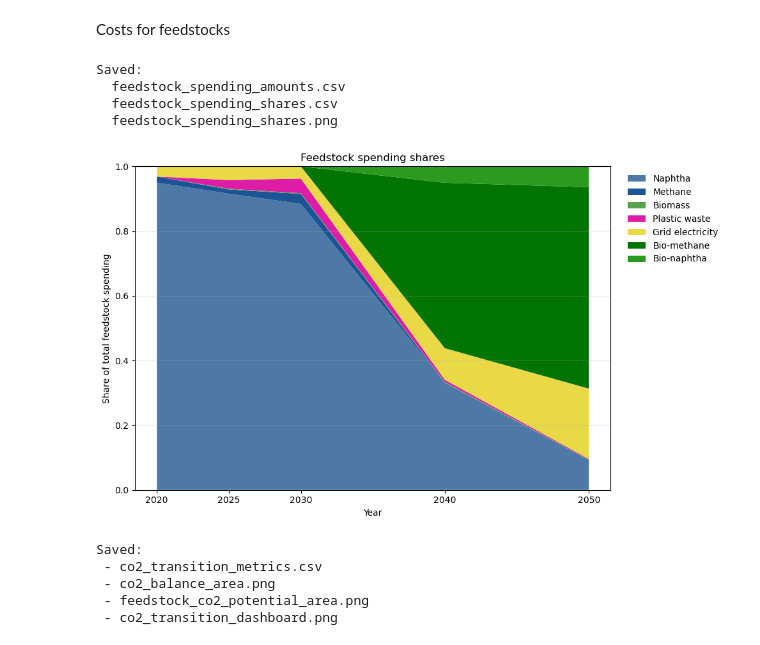
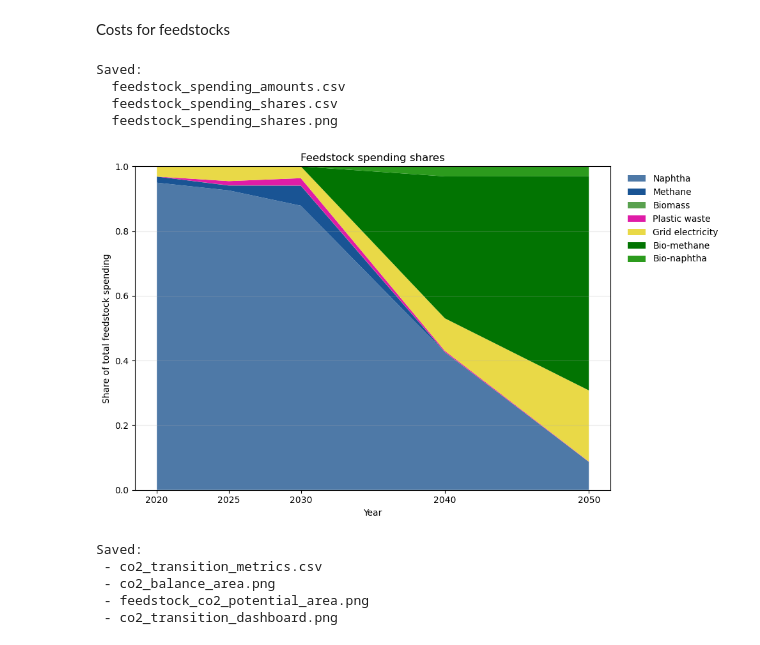
Before and after one commit to AlessandroMagnino/AdOpT-NET0_my, a Jupyter notebook: output_analysers/h5_reader.ipynb, the cells around one changed output. Drawn from its saved outputs; the diff is of its cells as text; code cells hidden in the pictures.

```diff
--- a/output_analysers/h5_reader.ipynb
+++ b/output_analysers/h5_reader.ipynb
@@ -1704,7 +1671,7 @@ def plot_network_map(
             arrowprops=dict(
                 arrowstyle="-|>",
                 color=row["color"],
-                lw=1.2,
+                lw=6.2,
                 mutation_scale=10,
             ),
         )
@@ -1748,8 +1715,8 @@ def plot_network_map(
 # ─────────────────────────────────────────────
 
 if __name__ == "__main__":
-    h5_path   = Path(r"output\base_case_10_dd\2050\optimization_results.h5")
-    nodes_csv = Path(r"case_studies\base_case_10_dd\2050\plants_clusters_summary.csv")
+    h5_path   = Path(r"output\base_case_5_dd\2050\optimization_results.h5")
+    nodes_csv = Path(r"case_studies\base_case_5_dd\2050\plants_clusters_summary.csv")
     year      = "2022"
 
     for network in ["hydrogenPipelineOnshore_existing", "hydrogenPipelineOnshore"]:
@@ -2975,43 +2941,43 @@ def plot_feedstock_spending_shares(
 if __name__ == "__main__":
     # Example 1: explicit list. Year is inferred from the parent folder name when available.
     h5_files = [
-        r"output/high_feedstock_availability_5_dd/2020/optimization_results.h5",
-        r"output/high_feedstock_availability_5_dd/2025/optimization_results.h5",
-        r"output/high_feedstock_availability_5_dd/2030/optimization_results.h5",
-        r"output/high_feedstock_availability_5_dd/2040/optimization_results.h5",
-        r"output/high_feedstock_availability_5_dd/2050/optimization_results.h5"
+        r"output/base_case_5_dd/2020/optimization_results.h5",
+        r"output/base_case_5_dd/2025/optimization_results.h5",
+        r"output/base_case_5_dd/2030/optimization_results.h5",
+        r"output/base_case_5_dd/2040/optimization_results.h5",
+        r"output/base_case_5_dd/2050/optimization_results.h5"
     ]
 
     # Example 2: recursive discovery.
     # h5_files = sorted(Path("output\base_case_5_dd").glob("**/optimization_results.h5"))
 
     # If you want explicit control, set include_carriers to the feedstocks you care about.
     include_carriers = ["naphtha", "methane", "biomass", "MPW", "electricity_grid", "CO2", "hydrogen", "naphtha_bio", "methane_bio"]
 
     amounts, shares = analyze_h5_files(
         h5_files,
         include_carriers=include_carriers,
         exclude_carriers=DEFAULT_EXCLUDE,
     )
 
     # amounts.to_csv("feedstock_spending_amounts.csv", index=False)
     # shares.to_csv("feedstock_spending_shares.csv", index=False)
 
     plot_feedstock_spending_shares(
         shares,
         output_path="feedstock_spending_shares.png",
     )
 
     print("Saved:")
     print("  feedstock_spending_amounts.csv")
     print("  feedstock_spending_shares.csv")
     print("  feedstock_spending_shares.png")
 # %% [output]
 Saved:
   feedstock_spending_amounts.csv
   feedstock_spending_shares.csv
   feedstock_spending_shares.png
-[figure, old version]
+[figure, new version]
 # %%
 from __future__ import annotations
 
```
Also changed, not shown: parts of 4 cells of this notebook, 6 other files.
